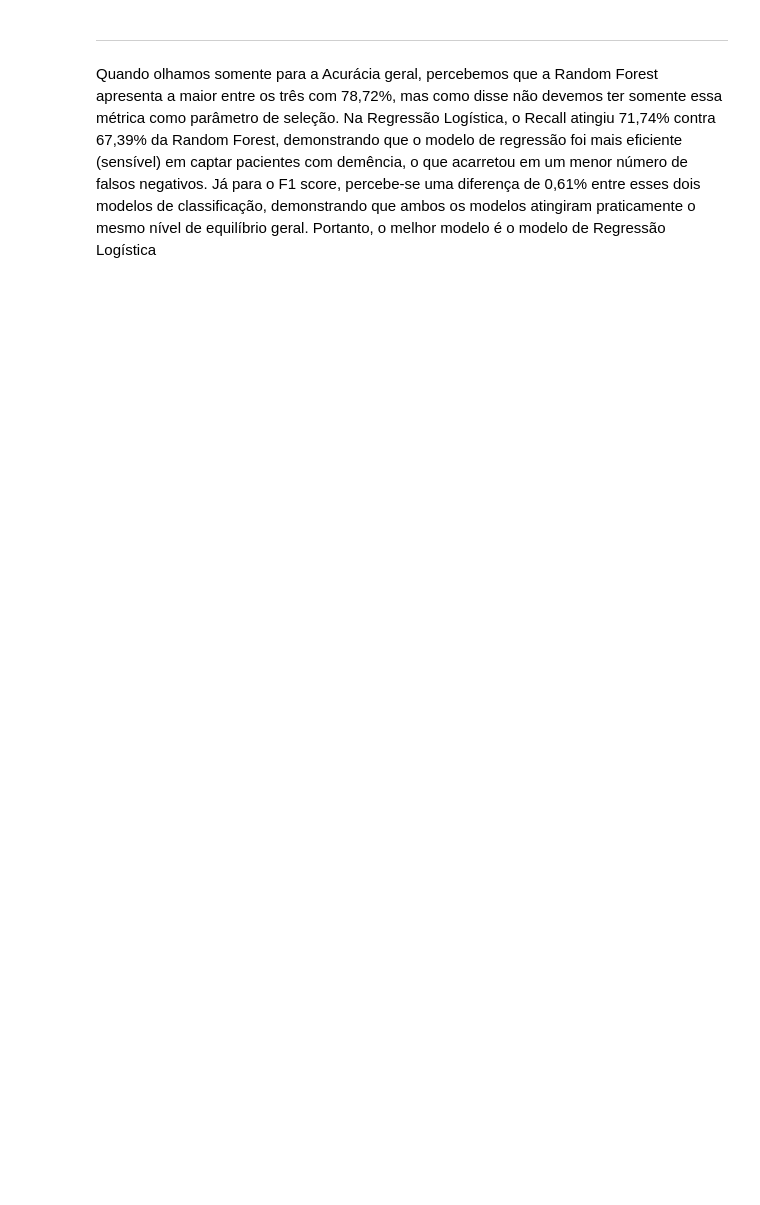
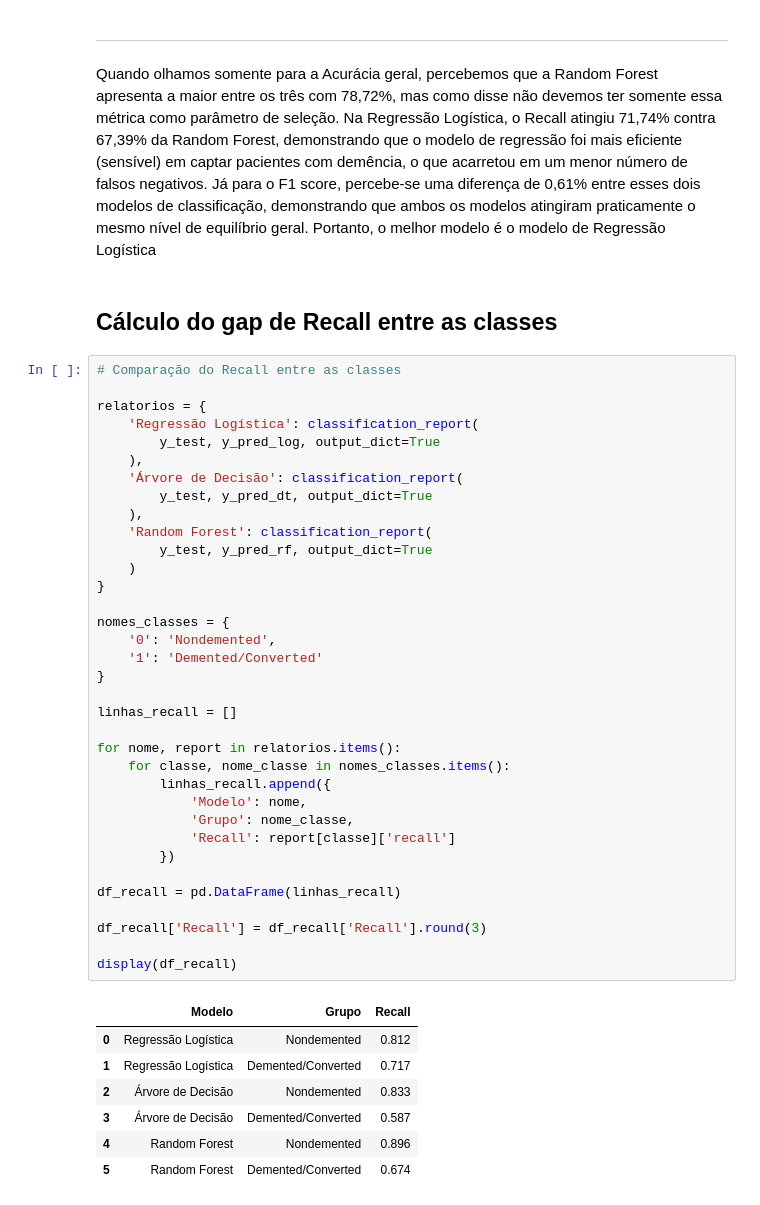
Before and after one commit to Squad-Nina-da-Hora/wmc-desafio-previsao-demencia, a Jupyter notebook: analise.ipynb, the cells around one changed output. Saved outputs shown, nothing was run; the diff lists cells and outputs as text; blank space fills up the shorter version.

```diff
--- a/analise.ipynb
+++ b/analise.ipynb
@@ -574,3 +776,48 @@ print(f'Random Forest: Acurácia = {acc_rf:.2%}, Recall = {rec_rf:.2%}, F1-Score
 
 Quando olhamos somente para a Acurácia geral, percebemos que a Random Forest apresenta a maior entre os três com 78,72%, mas como disse não devemos ter somente essa métrica como parâmetro de seleção. Na Regressão Logística, o Recall atingiu 71,74% contra 67,39% da Random Forest, demonstrando que o modelo de regressão foi mais eficiente (sensível) em captar pacientes com demência, o que acarretou em um menor número de falsos negativos. Já para o F1 score, percebe-se uma diferença de 0,61% entre esses dois modelos de classificação, demonstrando que ambos os modelos atingiram praticamente o mesmo nível de equilíbrio geral.
 Portanto, o melhor modelo é o modelo de Regressão Logística
+# %% [markdown]
+## Cálculo do gap de Recall entre as classes
+# %%
+# Comparação do Recall entre as classes
+
+relatorios = {
+    'Regressão Logística': classification_report(
+        y_test, y_pred_log, output_dict=True
+    ),
+    'Árvore de Decisão': classification_report(
+        y_test, y_pred_dt, output_dict=True
+    ),
+    'Random Forest': classification_report(
+        y_test, y_pred_rf, output_dict=True
+    )
+}
+
+nomes_classes = {
+    '0': 'Nondemented',
+    '1': 'Demented/Converted'
+}
+
+linhas_recall = []
+
+for nome, report in relatorios.items():
+    for classe, nome_classe in nomes_classes.items():
+        linhas_recall.append({
+            'Modelo': nome,
+            'Grupo': nome_classe,
+            'Recall': report[classe]['recall']
+        })
+
+df_recall = pd.DataFrame(linhas_recall)
+
+df_recall['Recall'] = df_recall['Recall'].round(3)
+
+display(df_recall)
+# %% [output]
+|  | Modelo | Grupo | Recall |
+| 0 | Regressão Logística | Nondemented | 0.812 |
+| 1 | Regressão Logística | Demented/Converted | 0.717 |
+| 2 | Árvore de Decisão | Nondemented | 0.833 |
+| 3 | Árvore de Decisão | Demented/Converted | 0.587 |
+| 4 | Random Forest | Nondemented | 0.896 |
+| 5 | Random Forest | Demented/Converted | 0.674 |
```
Also changed, not shown: parts of 46 cells of this notebook.
